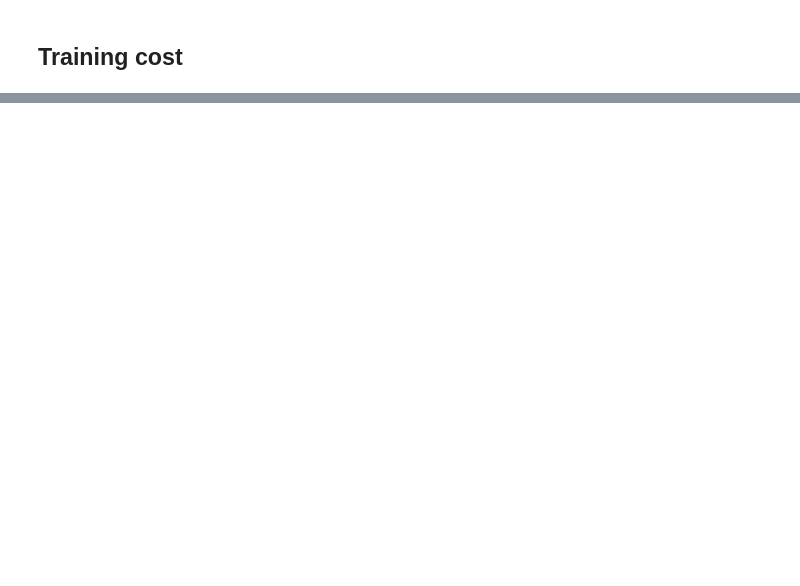
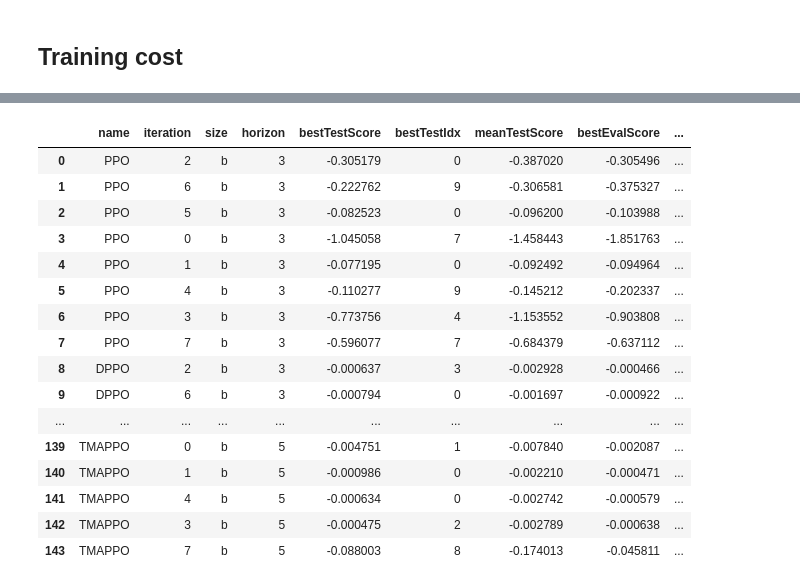
Before and after one commit to JuanPedroGHM/TestRLFrameworkPleaseIgnore, a Jupyter notebook: notebooks/clutchResults_0.ipynb, the cells around one changed output, grey strips where cells are left out. Saved outputs shown, nothing was run; the diff lists cells and outputs as text; code cells hidden in the pictures; blank space fills up the shorter version.

```diff
--- a/notebooks/clutchResults_0.ipynb
+++ b/notebooks/clutchResults_0.ipynb
@@ -24,6 +24,14 @@ os.chdir('..')
 sys.path.insert(0, '..')
 
 from trlfpi.report import Report
+# %%
+def highlight(s):
+    '''
+    highlight the best in a Series yellow.
+    '''
+
+    is_min = abs(s) == abs(s).min()
+    return ['background-color: yellow' if v else '' for v in is_min]
 # %%
 def importExperimentData(experimentNames):
     experiments = []
@@ -183,0 +103,22 @@ compTableDF
+# %%
+compHorizonDF, compNamesDF, expDF, rewardDF, evalRewardDF, testRewardDF, actorDF, criticDF = importExperimentData([
+      ('0_PPO_b', 'PPO', 'b', '3'),
+      ('0_DPPO_b', 'DPPO', 'b', '3'),
+      ('0_MAPPO_b', 'MAPPO', 'b', '3'),
+      ('0_TPPO_b', 'TPPO', 'b', '3'),
+      ('0_TDPPO_b', 'TDPPO', 'b', '3'),
+      ('0_TMAPPO_b', 'TMAPPO', 'b', '3'),
+      ('1_PPO_b', 'PPO', 'b', '1'),
+      ('1_DPPO_b', 'DPPO', 'b', '1'),
+      ('1_MAPPO_b', 'MAPPO', 'b', '1'),
+      ('1_TPPO_b', 'TPPO', 'b', '1'),
+      ('1_TDPPO_b', 'TDPPO', 'b', '1'),
+      ('1_TMAPPO_b', 'TMAPPO', 'b', '1'),
+      ('2_PPO_b', 'PPO', 'b', '5'),
+      ('2_DPPO_b', 'DPPO', 'b', '5'),
+      ('2_MAPPO_b', 'MAPPO', 'b', '5'),
+      ('2_TPPO_b', 'TPPO', 'b', '5'),
+      ('2_TDPPO_b', 'TDPPO', 'b', '5'),
+      ('2_TMAPPO_b', 'TMAPPO', 'b', '5')
+])
+compNamesDF.style.apply(highlight)
@@ -212,0 +207,20 @@ fig
+# %%
+expDF.style.apply(highlight, subset=['bestTestScore', 'meanTestScore', 'bestEvalScore', 'bestEvalEp'])
+# %% [output]
+|  | name | iteration | size | horizon | bestTestScore | bestTestIdx | meanTestScore | bestEvalScore | ... |
+| 0 | PPO | 2 | b | 3 | -0.305179 | 0 | -0.387020 | -0.305496 | ... |
+| 1 | PPO | 6 | b | 3 | -0.222762 | 9 | -0.306581 | -0.375327 | ... |
+| 2 | PPO | 5 | b | 3 | -0.082523 | 0 | -0.096200 | -0.103988 | ... |
+| 3 | PPO | 0 | b | 3 | -1.045058 | 7 | -1.458443 | -1.851763 | ... |
+| 4 | PPO | 1 | b | 3 | -0.077195 | 0 | -0.092492 | -0.094964 | ... |
+| 5 | PPO | 4 | b | 3 | -0.110277 | 9 | -0.145212 | -0.202337 | ... |
+| 6 | PPO | 3 | b | 3 | -0.773756 | 4 | -1.153552 | -0.903808 | ... |
+| 7 | PPO | 7 | b | 3 | -0.596077 | 7 | -0.684379 | -0.637112 | ... |
+| 8 | DPPO | 2 | b | 3 | -0.000637 | 3 | -0.002928 | -0.000466 | ... |
+| 9 | DPPO | 6 | b | 3 | -0.000794 | 0 | -0.001697 | -0.000922 | ... |
+| ... | ... | ... | ... | ... | ... | ... | ... | ... | ... |
+| 139 | TMAPPO | 0 | b | 5 | -0.004751 | 1 | -0.007840 | -0.002087 | ... |
+| 140 | TMAPPO | 1 | b | 5 | -0.000986 | 0 | -0.002210 | -0.000471 | ... |
+| 141 | TMAPPO | 4 | b | 5 | -0.000634 | 0 | -0.002742 | -0.000579 | ... |
+| 142 | TMAPPO | 3 | b | 5 | -0.000475 | 2 | -0.002789 | -0.000638 | ... |
+| 143 | TMAPPO | 7 | b | 5 | -0.088003 | 8 | -0.174013 | -0.045811 | ... |
```
Also changed, not shown: parts of 15 cells of this notebook.
